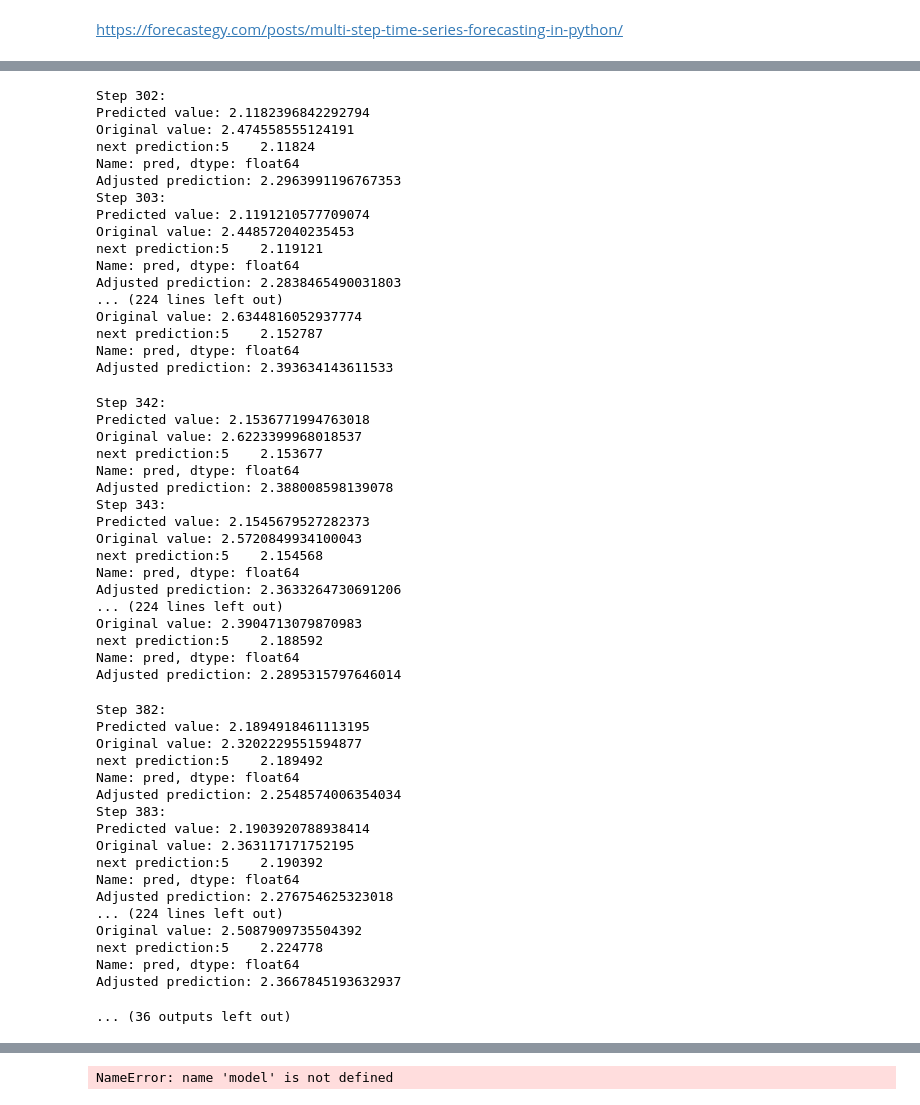
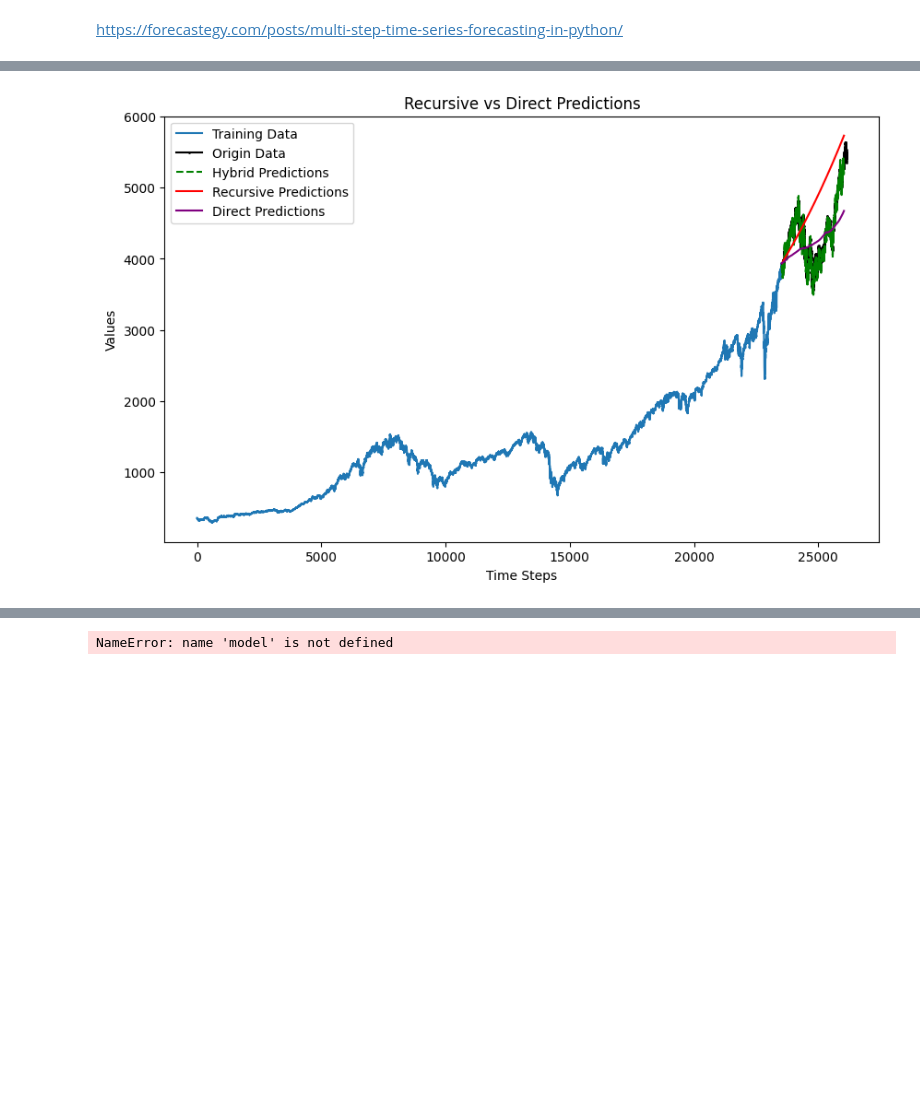
Before and after one commit to porchportal/stock-market-prediction-by--multi-Task-learning, a Jupyter notebook: VScodeML@2/speedPaper/testing02.ipynb, the cells around one changed output, grey strips where cells are left out. Drawn from its saved outputs; the diff is of its cells as text; code cells hidden in the pictures; blank space fills up the shorter version.

```diff
--- a/VScodeML@2/speedPaper/testing02.ipynb
+++ b/VScodeML@2/speedPaper/testing02.ipynb
@@ -607,10 +658,9 @@ Epoch 25/25
 
 predict_and_forecast = PredictAndForecast(
     model, X_train, X_val,
-    n_input=5, scaler=None,
-    normalize_bool=False
+    n_input=5
 )
-step_time_prediction = 1700
+step_time_prediction = 2500
 
 predictions = predict_and_forecast.get_predictions(step=step_time_prediction)
 print(f'Predictions shape: {predictions.shape}')
@@ -618,5 +668,5 @@ predictions = np.array(predictions).flatten()
 # predict_and_forecast.plot_predictions(
 #     steps=500, preds=predictions, normaliza_bool=True, scaler=scaler_type)
 test_series, recursive_preds, direct_preds, hybrid_preds = predict_and_forecast.plot_predictions(
-    steps=step_time_prediction, preds=predictions, normaliza_bool=True, scaler=scaler_type)
+    steps=step_time_prediction, preds=predictions, normaliza_bool=True, scaler=scaler_type, tracker_active=False)
 # %% [output]
@@ -776,55 +690,4 @@ Adjusted prediction: 2.285908583667672
-Step 302:
-Predicted value: 2.1182396842292794
-Original value: 2.474558555124191
-next prediction:5    2.11824
-Name: pred, dtype: float64
-Adjusted prediction: 2.2963991196767353
-Step 303:
-Predicted value: 2.1191210577709074
-Original value: 2.448572040235453
-next prediction:5    2.119121
-Name: pred, dtype: float64
-Adjusted prediction: 2.2838465490031803
-... (224 lines left out)
-Original value: 2.6344816052937774
-next prediction:5    2.152787
-Name: pred, dtype: float64
-Adjusted prediction: 2.393634143611533
-Step 342:
-Predicted value: 2.1536771994763018
-Original value: 2.6223399968018537
-next prediction:5    2.153677
-Name: pred, dtype: float64
-Adjusted prediction: 2.388008598139078
-Step 343:
-Predicted value: 2.1545679527282373
-Original value: 2.5720849934100043
-next prediction:5    2.154568
-Name: pred, dtype: float64
-Adjusted prediction: 2.3633264730691206
-... (224 lines left out)
-Original value: 2.3904713079870983
-next prediction:5    2.188592
-Name: pred, dtype: float64
-Adjusted prediction: 2.2895315797646014
-Step 382:
-Predicted value: 2.1894918461113195
-Original value: 2.3202229551594877
-next prediction:5    2.189492
-Name: pred, dtype: float64
-Adjusted prediction: 2.2548574006354034
-Step 383:
-Predicted value: 2.1903920788938414
-Original value: 2.363117171752195
-next prediction:5    2.190392
-Name: pred, dtype: float64
-Adjusted prediction: 2.276754625323018
-... (224 lines left out)
-Original value: 2.5087909735504392
-next prediction:5    2.224778
-Name: pred, dtype: float64
-Adjusted prediction: 2.3667845193632937
-... (36 outputs left out)
+[figure, added]
 # %%
 metrics = predict_and_forecast.evaluate_predictions(
     test_series, recursive_preds, direct_preds, hybrid_preds)
```
Also changed, not shown: parts of 15 cells of this notebook.
